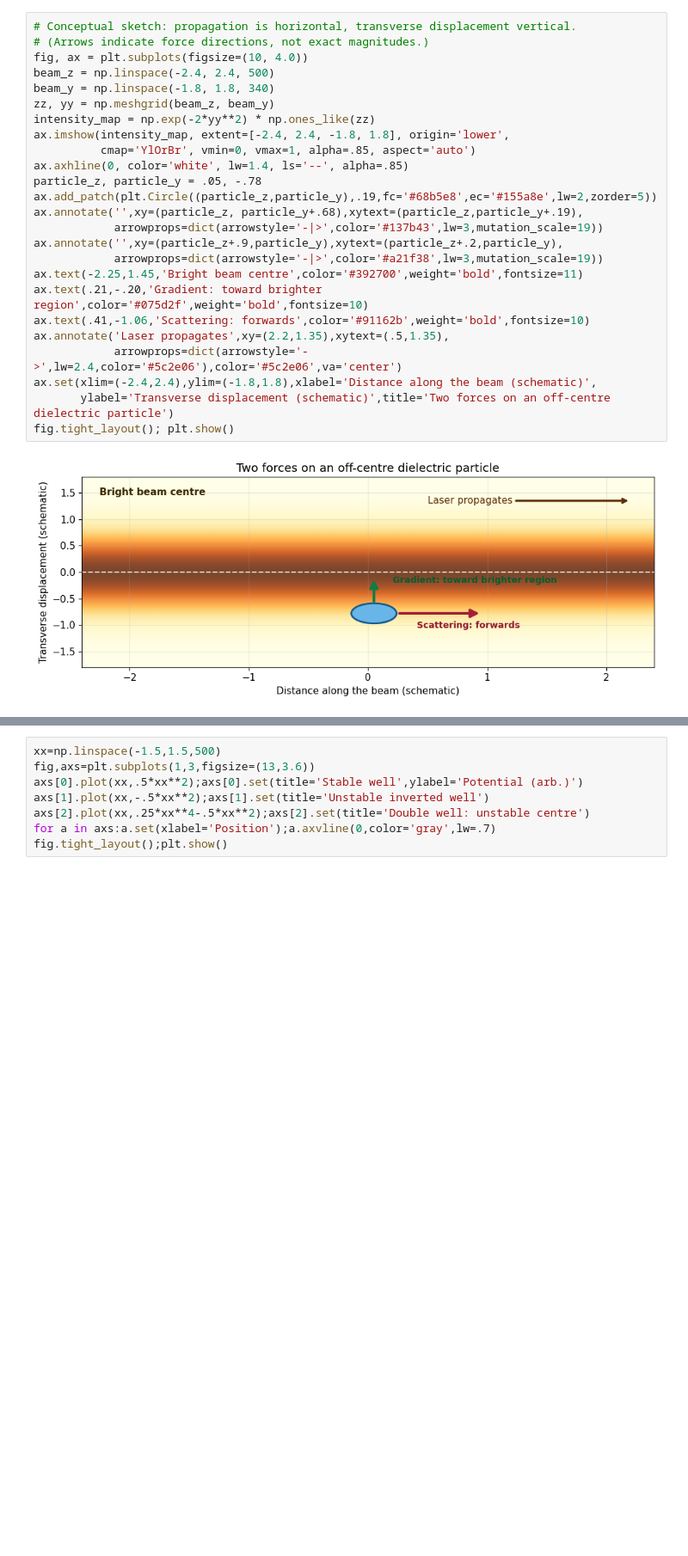
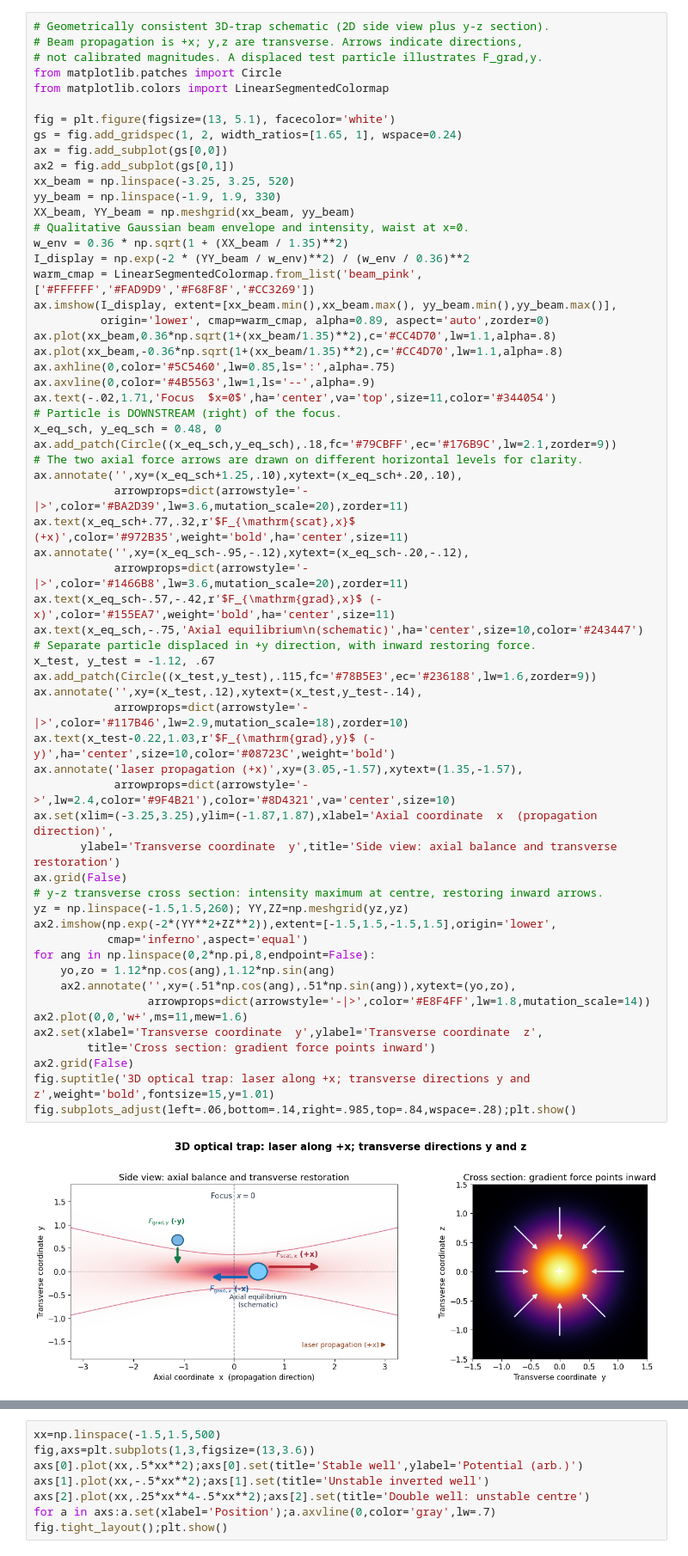
Before and after one commit to phwl/levcontrol, a Jupyter notebook: pylqg_project/notebooks/levitated_optomechanics_LQG_1d.ipynb, the cells around one changed output, grey strips where cells are left out. Shown at 86% size. Drawn from its saved outputs; the diff is of its cells as text; blank space fills up the shorter version.

```diff
--- a/pylqg_project/notebooks/levitated_optomechanics_LQG_1d.ipynb
+++ b/pylqg_project/notebooks/levitated_optomechanics_LQG_1d.ipynb
@@ -110,30 +126,66 @@ The two forces are **not opposite versions of the same force**: the gradient for
 # %%
-# Conceptual sketch: propagation is horizontal, transverse displacement vertical.
-# (Arrows indicate force directions, not exact magnitudes.)
-fig, ax = plt.subplots(figsize=(10, 4.0))
-beam_z = np.linspace(-2.4, 2.4, 500)
-beam_y = np.linspace(-1.8, 1.8, 340)
-zz, yy = np.meshgrid(beam_z, beam_y)
-intensity_map = np.exp(-2*yy**2) * np.ones_like(zz)
-ax.imshow(intensity_map, extent=[-2.4, 2.4, -1.8, 1.8], origin='lower',
-          cmap='YlOrBr', vmin=0, vmax=1, alpha=.85, aspect='auto')
-ax.axhline(0, color='white', lw=1.4, ls='--', alpha=.85)
-particle_z, particle_y = .05, -.78
-ax.add_patch(plt.Circle((particle_z,particle_y),.19,fc='#68b5e8',ec='#155a8e',lw=2,zorder=5))
-ax.annotate('',xy=(particle_z, particle_y+.68),xytext=(particle_z,particle_y+.19),
-            arrowprops=dict(arrowstyle='-|>',color='#137b43',lw=3,mutation_scale=19))
-ax.annotate('',xy=(particle_z+.9,particle_y),xytext=(particle_z+.2,particle_y),
-            arrowprops=dict(arrowstyle='-|>',color='#a21f38',lw=3,mutation_scale=19))
-ax.text(-2.25,1.45,'Bright beam centre',color='#392700',weight='bold',fontsize=11)
-ax.text(.21,-.20,'Gradient: toward brighter region',color='#075d2f',weight='bold',fontsize=10)
-ax.text(.41,-1.06,'Scattering: forwards',color='#91162b',weight='bold',fontsize=10)
-ax.annotate('Laser propagates',xy=(2.2,1.35),xytext=(.5,1.35),
-            arrowprops=dict(arrowstyle='->',lw=2.4,color='#5c2e06'),color='#5c2e06',va='center')
-ax.set(xlim=(-2.4,2.4),ylim=(-1.8,1.8),xlabel='Distance along the beam (schematic)',
-       ylabel='Transverse displacement (schematic)',title='Two forces on an off-centre dielectric particle')
-fig.tight_layout(); plt.show()
+# Geometrically consistent 3D-trap schematic (2D side view plus y-z section).
+# Beam propagation is +x; y,z are transverse. Arrows indicate directions,
+# not calibrated magnitudes. A displaced test particle illustrates F_grad,y.
+from matplotlib.patches import Circle
+from matplotlib.colors import LinearSegmentedColormap
+
+fig = plt.figure(figsize=(13, 5.1), facecolor='white')
+gs = fig.add_gridspec(1, 2, width_ratios=[1.65, 1], wspace=0.24)
+ax = fig.add_subplot(gs[0,0])
+ax2 = fig.add_subplot(gs[0,1])
+xx_beam = np.linspace(-3.25, 3.25, 520)
+yy_beam = np.linspace(-1.9, 1.9, 330)
+XX_beam, YY_beam = np.meshgrid(xx_beam, yy_beam)
+# Qualitative Gaussian beam envelope and intensity, waist at x=0.
+w_env = 0.36 * np.sqrt(1 + (XX_beam / 1.35)**2)
+I_display = np.exp(-2 * (YY_beam / w_env)**2) / (w_env / 0.36)**2
+warm_cmap = LinearSegmentedColormap.from_list('beam_pink', ['#FFFFFF','#FAD9D9','#F68F8F','#CC3269'])
+ax.imshow(I_display, extent=[xx_beam.min(),xx_beam.max(), yy_beam.min(),yy_beam.max()],
+          origin='lower', cmap=warm_cmap, alpha=0.89, aspect='auto',zorder=0)
+ax.plot(xx_beam,0.36*np.sqrt(1+(xx_beam/1.35)**2),c='#CC4D70',lw=1.1,alpha=.8)
+ax.plot(xx_beam,-0.36*np.sqrt(1+(xx_beam/1.35)**2),c='#CC4D70',lw=1.1,alpha=.8)
+ax.axhline(0,color='#5C5460',lw=0.85,ls=':',alpha=.75)
+ax.axvline(0,color='#4B5563',lw=1,ls='--',alpha=.9)
+ax.text(-.02,1.71,'Focus  $x=0$',ha='center',va='top',size=11,color='#344054')
+# Particle is DOWNSTREAM (right) of the focus.
+x_eq_sch, y_eq_sch = 0.48, 0
+ax.add_patch(Circle((x_eq_sch,y_eq_sch),.18,fc='#79CBFF',ec='#176B9C',lw=2.1,zorder=9))
+# The two axial force arrows are drawn on different horizontal levels for clarity.
+ax.annotate('',xy=(x_eq_sch+1.25,.10),xytext=(x_eq_sch+.20,.10),
+            arrowprops=dict(arrowstyle='-|>',color='#BA2D39',lw=3.6,mutation_scale=20),zorder=11)
+ax.text(x_eq_sch+.77,.32,r'$F_{\mathrm{scat},x}$ (+x)',color='#972B35',weight='bold',ha='center',size=11)
+ax.annotate('',xy=(x_eq_sch-.95,-.12),xytext=(x_eq_sch-.20,-.12),
+            arrowprops=dict(arrowstyle='-|>',color='#1466B8',lw=3.6,mutation_scale=20),zorder=11)
+ax.text(x_eq_sch-.57,-.42,r'$F_{\mathrm{grad},x}$ (-x)',color='#155EA7',weight='bold',ha='center',size=11)
+ax.text(x_eq_sch,-.75,'Axial equilibrium\n(schematic)',ha='center',size=10,color='#243447')
+# Separate particle displaced in +y direction, with inward restoring force.
+x_test, y_test = -1.12, .67
+ax.add_patch(Circle((x_test,y_test),.115,fc='#78B5E3',ec='#236188',lw=1.6,zorder=9))
+ax.annotate('',xy=(x_test,.12),xytext=(x_test,y_test-.14),
+            arrowprops=dict(arrowstyle='-|>',color='#117B46',lw=2.9,mutation_scale=18),zorder=10)
+ax.text(x_test-0.22,1.03,r'$F_{\mathrm{grad},y}$ (-y)',ha='center',size=10,color='#08723C',weight='bold')
+ax.annotate('laser propagation (+x)',xy=(3.05,-1.57),xytext=(1.35,-1.57),
+            arrowprops=dict(arrowstyle='->',lw=2.4,color='#9F4B21'),color='#8D4321',va='center',size=10)
+ax.set(xlim=(-3.25,3.25),ylim=(-1.87,1.87),xlabel='Axial coordinate  x  (propagation direction)',
+       ylabel='Transverse coordinate  y',title='Side view: axial balance and transverse restoration')
+ax.grid(False)
+# y-z transverse cross section: intensity maximum at centre, restoring inward arrows.
+yz = np.linspace(-1.5,1.5,260); YY,ZZ=np.meshgrid(yz,yz)
+ax2.imshow(np.exp(-2*(YY**2+ZZ**2)),extent=[-1.5,1.5,-1.5,1.5],origin='lower',
+           cmap='inferno',aspect='equal')
+for ang in np.linspace(0,2*np.pi,8,endpoint=False):
+    yo,zo = 1.12*np.cos(ang),1.12*np.sin(ang)
+    ax2.annotate('',xy=(.51*np.cos(ang),.51*np.sin(ang)),xytext=(yo,zo),
+                 arrowprops=dict(arrowstyle='-|>',color='#E8F4FF',lw=1.8,mutation_scale=14))
+ax2.plot(0,0,'w+',ms=11,mew=1.6)
+ax2.set(xlabel='Transverse coordinate  y',ylabel='Transverse coordinate  z',
+        title='Cross section: gradient force points inward')
+ax2.grid(False)
+fig.suptitle('3D optical trap: laser along +x; transverse directions y and z',weight='bold',fontsize=15,y=1.01)
+fig.subplots_adjust(left=.06,bottom=.14,right=.985,top=.84,wspace=.28);plt.show()
 # %% [output]
-[figure, old version]
+[figure, new version]
 # %% [markdown]
 ### A numerical example with a silica nanoparticle
 
```
Also changed, not shown: parts of 34 cells of this notebook, 2 other files.
